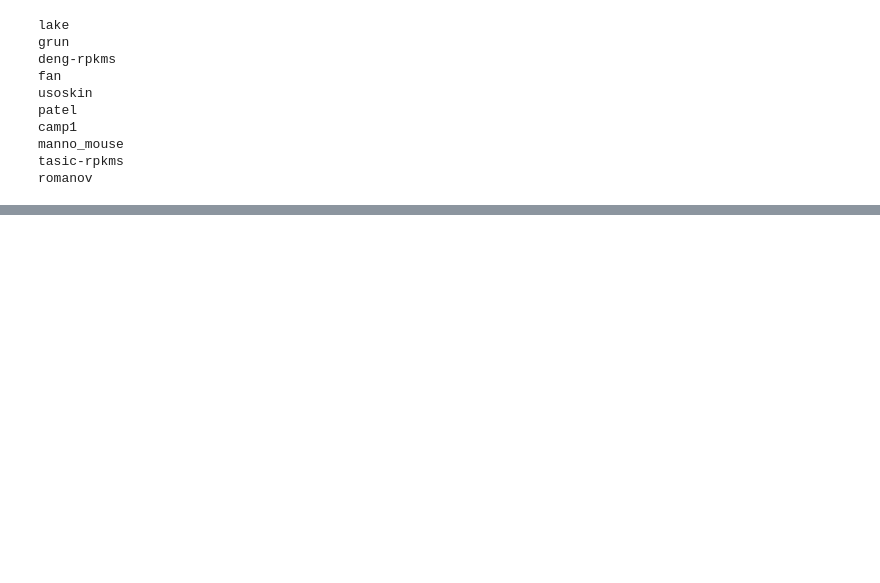
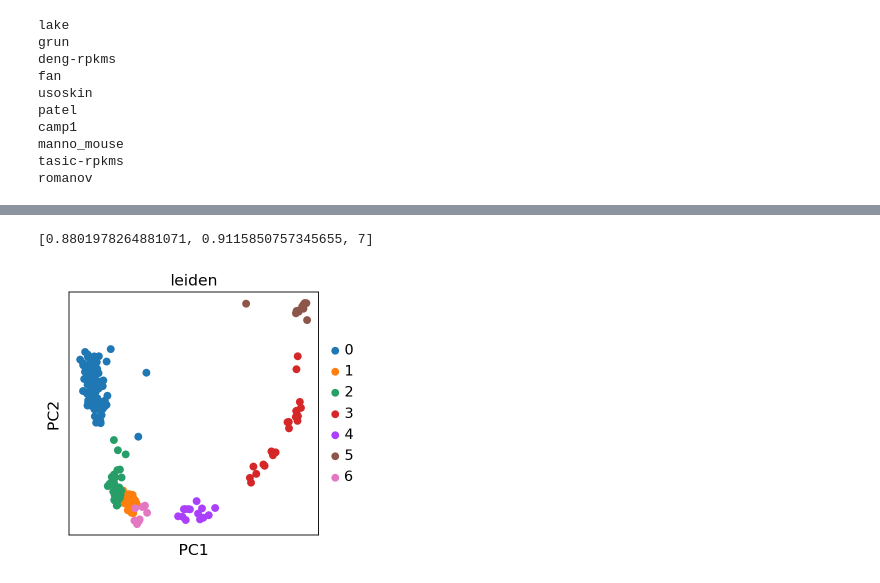
Before and after one commit to li-ziang/compbio-2022, a Jupyter notebook: hm1/analysis.ipynb, the cells around one changed output, grey strips where cells are left out. Saved outputs shown, nothing was run; the diff lists cells and outputs as text; code cells hidden in the pictures; blank space fills up the shorter version.

```diff
--- a/hm1/analysis.ipynb
+++ b/hm1/analysis.ipynb
@@ -28,6 +28,18 @@ camp1
 manno_mouse
 tasic-rpkms
 romanov
+# %%
+def cal_score(adata,res = 1,ret_num = False):
+    sc.pp.neighbors(adata, n_neighbors=10)
+    sc.tl.leiden(adata,resolution=res)
+    leiden_result = adata.obs["leiden"]
+    cell_type1 = adata.obs['cell_type1']
+    _, cell_type1_int = np.unique(cell_type1, return_inverse=True)
+    # print("NMI",normalized_mutual_info_score(cell_type1_int, leiden_result),"ARI", adjusted_rand_score(cell_type1_int, leiden_result))
+    ret = [normalized_mutual_info_score(cell_type1_int, leiden_result), adjusted_rand_score(cell_type1_int, leiden_result)]
+    if ret_num:
+        ret = ret + [len(np.unique(adata.obs['leiden']))]
+    return ret
 # %%
 import scanpy as sc
 import anndata
@@ -36,14 +48,7 @@ from sklearn.metrics.cluster import normalized_mutual_info_score, adjusted_rand_
 sc.settings.verbosity = 0             # verbosity: errors (0), warnings (1), info (2), hints (3)
 # sc.logging.print_header()
 sc.settings.set_figure_params(dpi=80, facecolor='white')
-def cal_score(adata):
-    sc.pp.neighbors(adata, n_neighbors=10)
-    sc.tl.leiden(adata)
-    leiden_result = adata.obs["leiden"]
-    cell_type1 = adata.obs['cell_type1']
-    _, cell_type1_int = np.unique(cell_type1, return_inverse=True)
-    # print("NMI",normalized_mutual_info_score(cell_type1_int, leiden_result),"ARI", adjusted_rand_score(cell_type1_int, leiden_result))
-    return normalized_mutual_info_score(cell_type1_int, leiden_result), adjusted_rand_score(cell_type1_int, leiden_result)
+
 adata_path = "singleCellData_and_label/adata/"
 result = {}
 for file_name in os.listdir(adata_path):
@@ -55,0 +136,7 @@ print(result)
+# %%
+sc.settings.verbosity = 0
+print(cal_score(deng_adata,res =0.2 ,ret_num=True))
+sc.pl.pca(deng_adata,size=200,color=['leiden'])
+# %% [output]
+[0.8801978264881071, 0.9115850757345655, 7]
+[figure, added]
```
Also changed, not shown: parts of 21 cells of this notebook.
